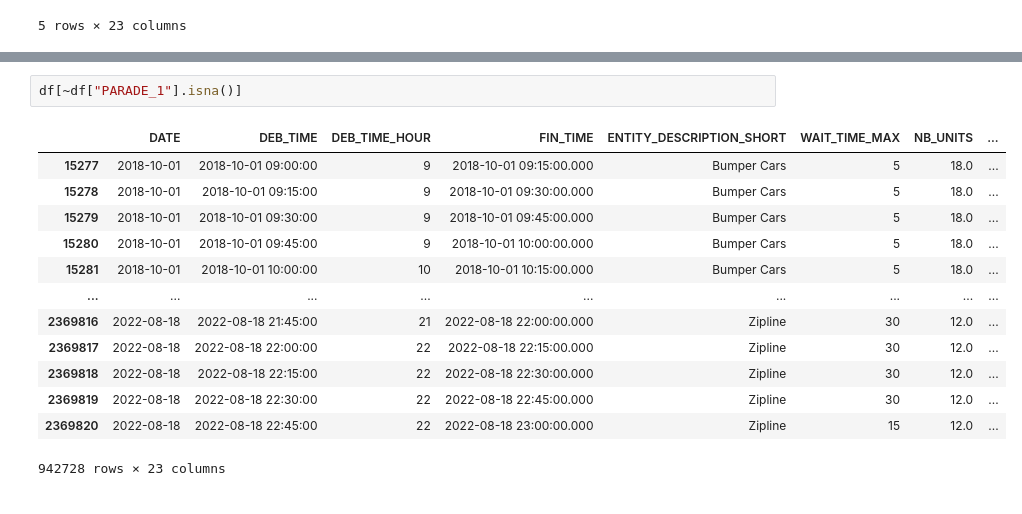
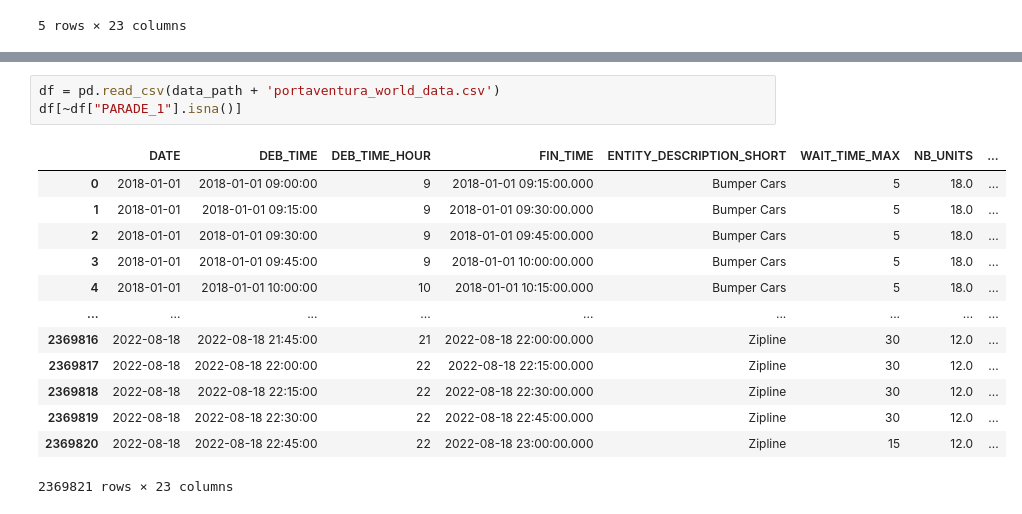
Before and after one commit to AdeStAff/endless_line, a Jupyter notebook: notebooks/Augustin/EDA.ipynb, the cells around one changed output, grey strips where cells are left out. Drawn from its saved outputs; the diff is of its cells as text.

```diff
--- a/notebooks/Augustin/EDA.ipynb
+++ b/notebooks/Augustin/EDA.ipynb
@@ -685,16 +690,17 @@ df.head()
 # %%
+df = pd.read_csv(data_path + 'portaventura_world_data.csv')
 df[~df["PARADE_1"].isna()]
 # %% [output]
 |  | DATE | DEB_TIME | DEB_TIME_HOUR | FIN_TIME | ENTITY_DESCRIPTION_SHORT | WAIT_TIME_MAX | NB_UNITS | ... |
-| 15277 | 2018-10-01 | 2018-10-01 09:00:00 | 9 | 2018-10-01 09:15:00.000 | Bumper Cars | 5 | 18.0 | ... |
-| 15278 | 2018-10-01 | 2018-10-01 09:15:00 | 9 | 2018-10-01 09:30:00.000 | Bumper Cars | 5 | 18.0 | ... |
-| 15279 | 2018-10-01 | 2018-10-01 09:30:00 | 9 | 2018-10-01 09:45:00.000 | Bumper Cars | 5 | 18.0 | ... |
-| 15280 | 2018-10-01 | 2018-10-01 09:45:00 | 9 | 2018-10-01 10:00:00.000 | Bumper Cars | 5 | 18.0 | ... |
-| 15281 | 2018-10-01 | 2018-10-01 10:00:00 | 10 | 2018-10-01 10:15:00.000 | Bumper Cars | 5 | 18.0 | ... |
+| 0 | 2018-01-01 | 2018-01-01 09:00:00 | 9 | 2018-01-01 09:15:00.000 | Bumper Cars | 5 | 18.0 | ... |
+| 1 | 2018-01-01 | 2018-01-01 09:15:00 | 9 | 2018-01-01 09:30:00.000 | Bumper Cars | 5 | 18.0 | ... |
+| 2 | 2018-01-01 | 2018-01-01 09:30:00 | 9 | 2018-01-01 09:45:00.000 | Bumper Cars | 5 | 18.0 | ... |
+| 3 | 2018-01-01 | 2018-01-01 09:45:00 | 9 | 2018-01-01 10:00:00.000 | Bumper Cars | 5 | 18.0 | ... |
+| 4 | 2018-01-01 | 2018-01-01 10:00:00 | 10 | 2018-01-01 10:15:00.000 | Bumper Cars | 5 | 18.0 | ... |
 | ... | ... | ... | ... | ... | ... | ... | ... | ... |
 | 2369816 | 2022-08-18 | 2022-08-18 21:45:00 | 21 | 2022-08-18 22:00:00.000 | Zipline | 30 | 12.0 | ... |
 | 2369817 | 2022-08-18 | 2022-08-18 22:00:00 | 22 | 2022-08-18 22:15:00.000 | Zipline | 30 | 12.0 | ... |
 | 2369818 | 2022-08-18 | 2022-08-18 22:15:00 | 22 | 2022-08-18 22:30:00.000 | Zipline | 30 | 12.0 | ... |
 | 2369819 | 2022-08-18 | 2022-08-18 22:30:00 | 22 | 2022-08-18 22:45:00.000 | Zipline | 30 | 12.0 | ... |
 | 2369820 | 2022-08-18 | 2022-08-18 22:45:00 | 22 | 2022-08-18 23:00:00.000 | Zipline | 15 | 12.0 | ... |
-942728 rows × 23 columns
+2369821 rows × 23 columns
```
Also changed, not shown: parts of 1 cell of this notebook, 2 other files.
